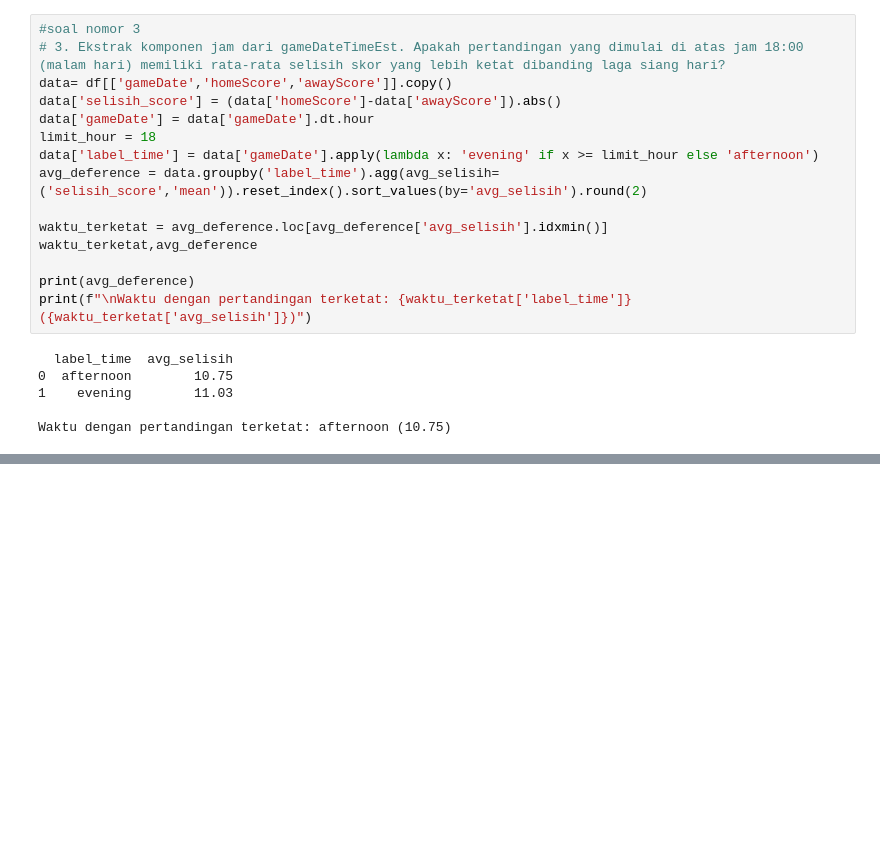
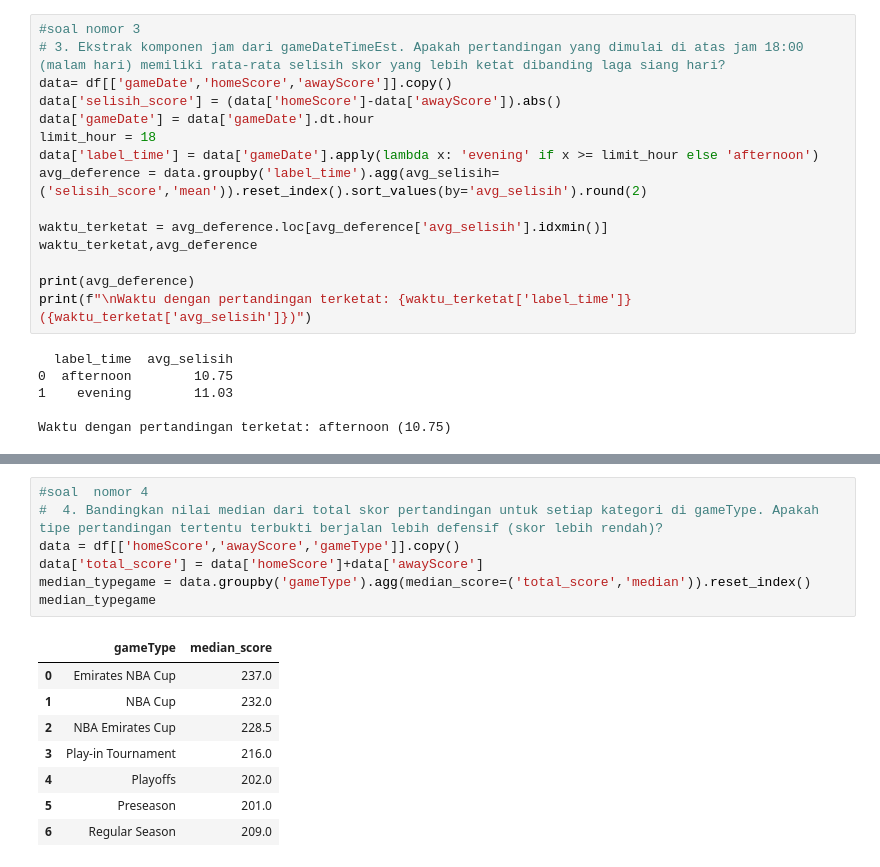
Before and after one commit to HafidzAfrieno/Project-Data-Analyst-Part-1, a Jupyter notebook: nba_player_analyst.ipynb, the cells around one changed output, grey strips where cells are left out. Saved outputs shown, nothing was run; the diff lists cells and outputs as text; blank space fills up the shorter version.

```diff
--- a/nba_player_analyst.ipynb
+++ b/nba_player_analyst.ipynb
@@ -484,0 +491,16 @@ Waktu dengan pertandingan terketat: afternoon (10.75)
+# %%
+#soal  nomor 4
+#  4. Bandingkan nilai median dari total skor pertandingan untuk setiap kategori di gameType. Apakah tipe pertandingan tertentu terbukti berjalan lebih defensif (skor lebih rendah)?
+data = df[['homeScore','awayScore','gameType']].copy()
+data['total_score'] = data['homeScore']+data['awayScore']
+median_typegame = data.groupby('gameType').agg(median_score=('total_score','median')).reset_index()
+median_typegame
+# %% [output]
+|  | gameType | median_score |
+| 0 | Emirates NBA Cup | 237.0 |
+| 1 | NBA Cup | 232.0 |
+| 2 | NBA Emirates Cup | 228.5 |
+| 3 | Play-in Tournament | 216.0 |
+| 4 | Playoffs | 202.0 |
+| 5 | Preseason | 201.0 |
+| 6 | Regular Season | 209.0 |
```
Also changed, not shown: parts of 4 cells of this notebook.
